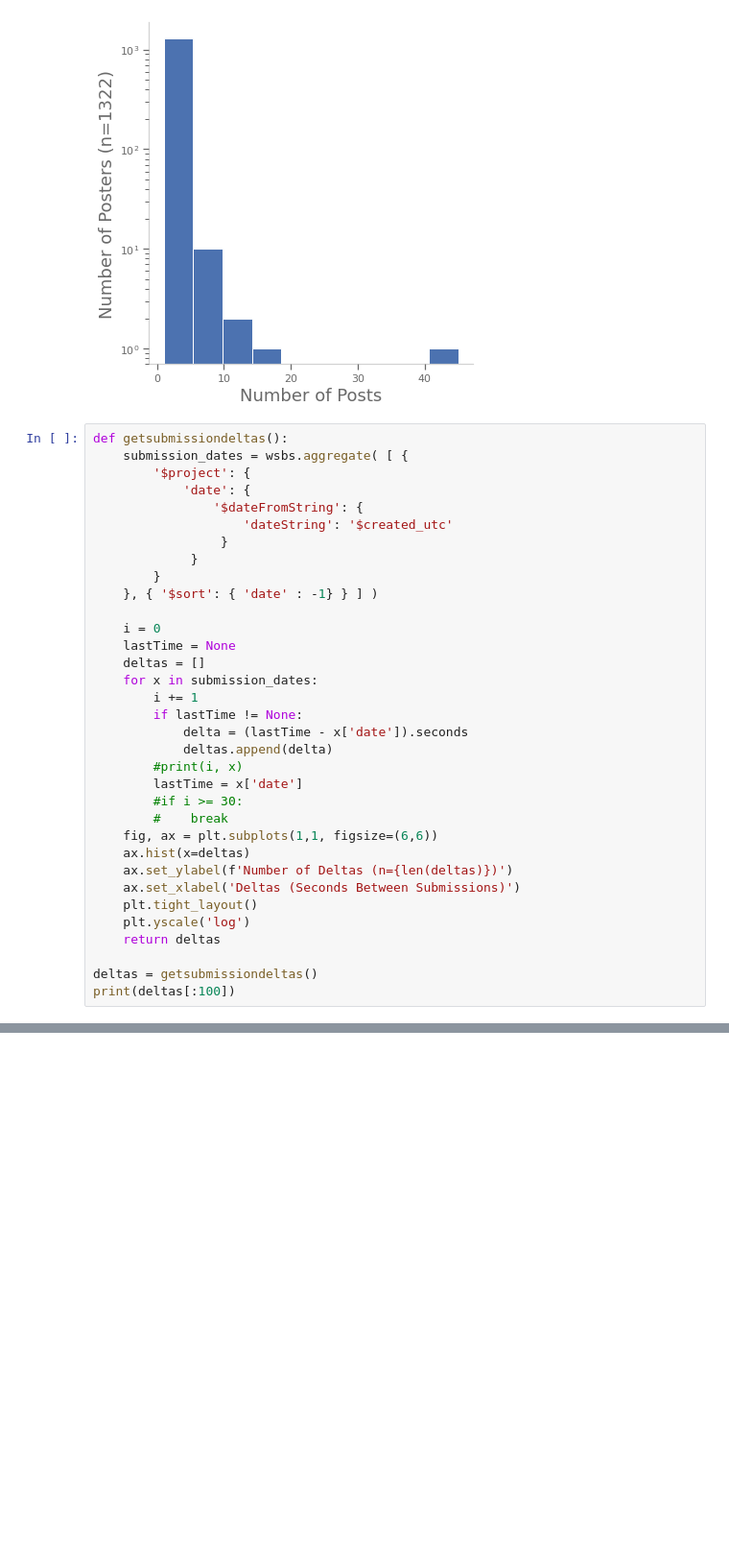
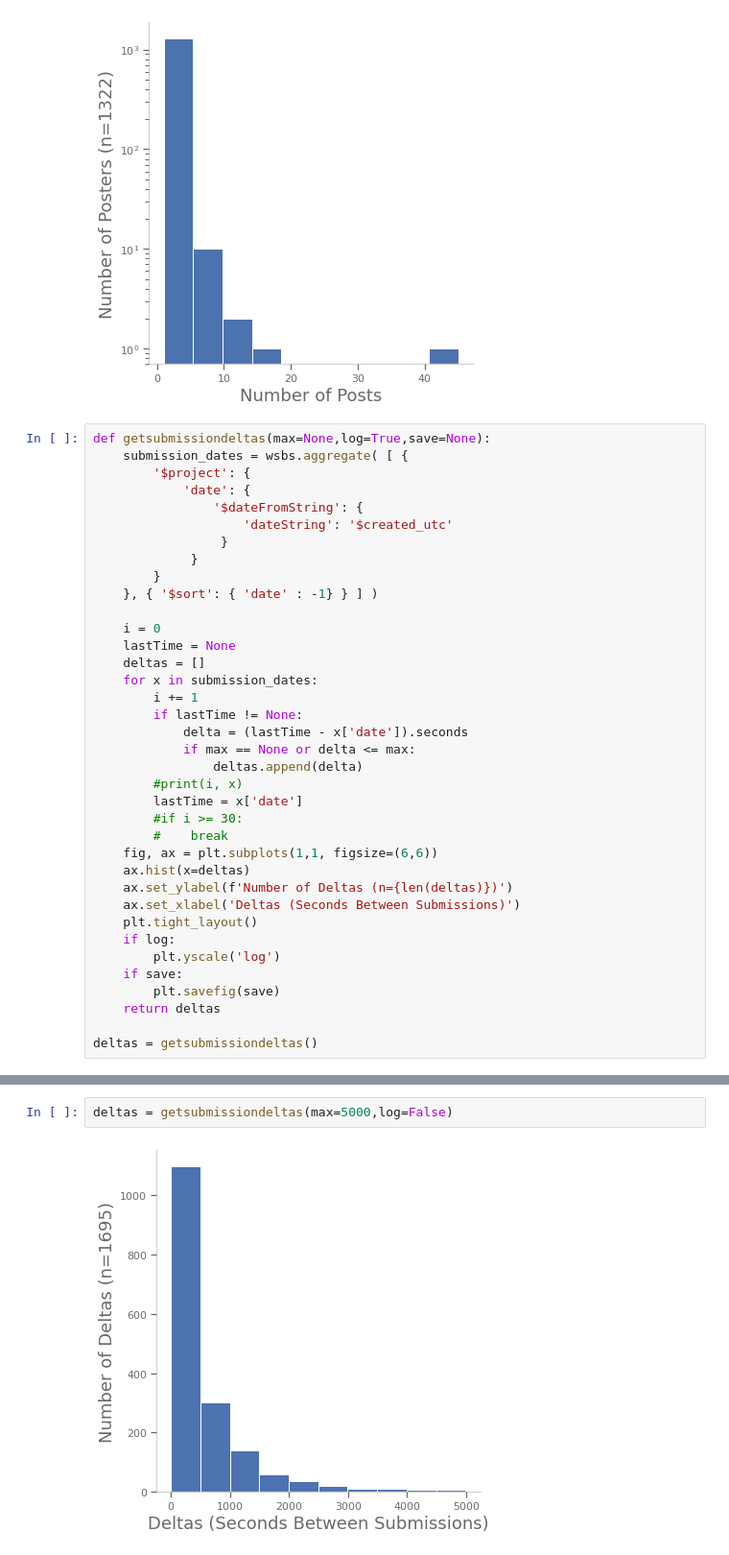
Before and after one commit to AndrewSamaha/WSBAnalysis, a Jupyter notebook: readme-testing.ipynb, the cells around one changed output, grey strips where cells are left out. Shown at 96% size. Drawn from its saved outputs; the diff is of its cells as text; blank space fills up the shorter version.

Commit message:
started submission delta analysis

```diff
--- a/readme-testing.ipynb
+++ b/readme-testing.ipynb
@@ -195,7 +195,7 @@ plt.yscale('log')
 # %% [output]
 [figure]
 # %%
-def getsubmissiondeltas():
+def getsubmissiondeltas(max=None,log=True,save=None):
     submission_dates = wsbs.aggregate( [ {
         '$project': {
             'date': {
@@ -213,7 +213,8 @@ def getsubmissiondeltas():
         i += 1
         if lastTime != None:
             delta = (lastTime - x['date']).seconds
-            deltas.append(delta)
+            if max == None or delta <= max:
+                deltas.append(delta)
         #print(i, x)
         lastTime = x['date']
         #if i >= 30:
@@ -223,9 +224,11 @@ def getsubmissiondeltas():
     ax.set_ylabel(f'Number of Deltas (n={len(deltas)})')
     ax.set_xlabel('Deltas (Seconds Between Submissions)')
     plt.tight_layout()
-    plt.yscale('log')
+    if log:
+        plt.yscale('log')
+    if save:
+        plt.savefig(save)
     return deltas
 
 deltas = getsubmissiondeltas()
-print(deltas[:100])
 # %% [output]
@@ -233 +235,5 @@ print(deltas[:100])
 [figure]
+# %%
+deltas = getsubmissiondeltas(max=5000,log=False)
+# %% [output]
+[figure, added]
```
Also changed, not shown: parts of 1 cell of this notebook, 6 other files.
